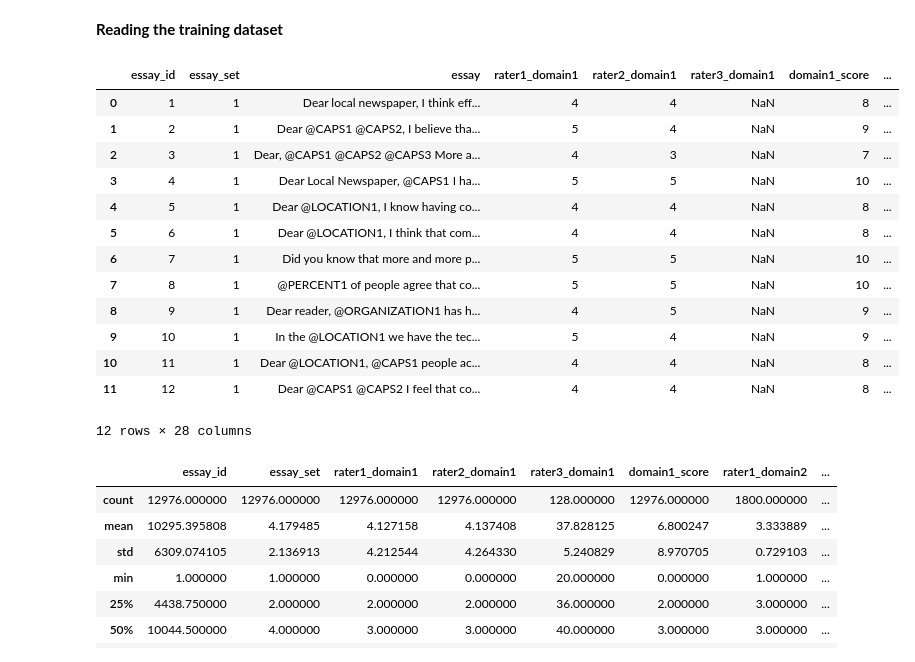
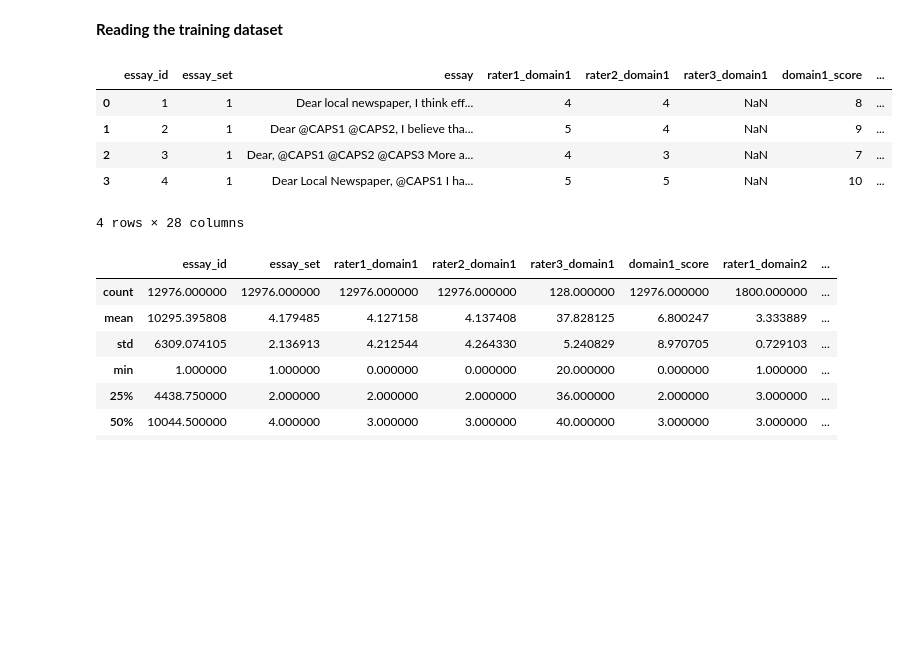
Before and after one commit to hypethral/robograder, a Jupyter notebook: src/analysis.ipynb, the cells around one changed output. Saved outputs shown, nothing was run; the diff lists cells and outputs as text; code cells hidden in the pictures; blank space fills up the shorter version.

```diff
--- a/src/analysis.ipynb
+++ b/src/analysis.ipynb
@@ -9,22 +9,14 @@ import seaborn as sns
 **Reading the training dataset**
 # %%
 myDataset = pd.read_csv("../Dataset/training_set_rel3.tsv", sep='\t', encoding='ISO-8859-1');
-myDataset.head(12)
+myDataset.head(4)
 # %% [output]
 |  | essay_id | essay_set | essay | rater1_domain1 | rater2_domain1 | rater3_domain1 | domain1_score | ... |
 | 0 | 1 | 1 | Dear local newspaper, I think eff... | 4 | 4 | NaN | 8 | ... |
 | 1 | 2 | 1 | Dear @CAPS1 @CAPS2, I believe tha... | 5 | 4 | NaN | 9 | ... |
 | 2 | 3 | 1 | Dear, @CAPS1 @CAPS2 @CAPS3 More a... | 4 | 3 | NaN | 7 | ... |
 | 3 | 4 | 1 | Dear Local Newspaper, @CAPS1 I ha... | 5 | 5 | NaN | 10 | ... |
-| 4 | 5 | 1 | Dear @LOCATION1, I know having co... | 4 | 4 | NaN | 8 | ... |
-| 5 | 6 | 1 | Dear @LOCATION1, I think that com... | 4 | 4 | NaN | 8 | ... |
-| 6 | 7 | 1 | Did you know that more and more p... | 5 | 5 | NaN | 10 | ... |
-| 7 | 8 | 1 | @PERCENT1 of people agree that co... | 5 | 5 | NaN | 10 | ... |
-| 8 | 9 | 1 | Dear reader, @ORGANIZATION1 has h... | 4 | 5 | NaN | 9 | ... |
-| 9 | 10 | 1 | In the @LOCATION1 we have the tec... | 5 | 4 | NaN | 9 | ... |
-| 10 | 11 | 1 | Dear @LOCATION1, @CAPS1 people ac... | 4 | 4 | NaN | 8 | ... |
-| 11 | 12 | 1 | Dear @CAPS1 @CAPS2 I feel that co... | 4 | 4 | NaN | 8 | ... |
-12 rows × 28 columns
+4 rows × 28 columns
 # %%
 myDataset.describe()
 # %% [output]
```
Also changed, not shown: parts of 19 cells of this notebook.
